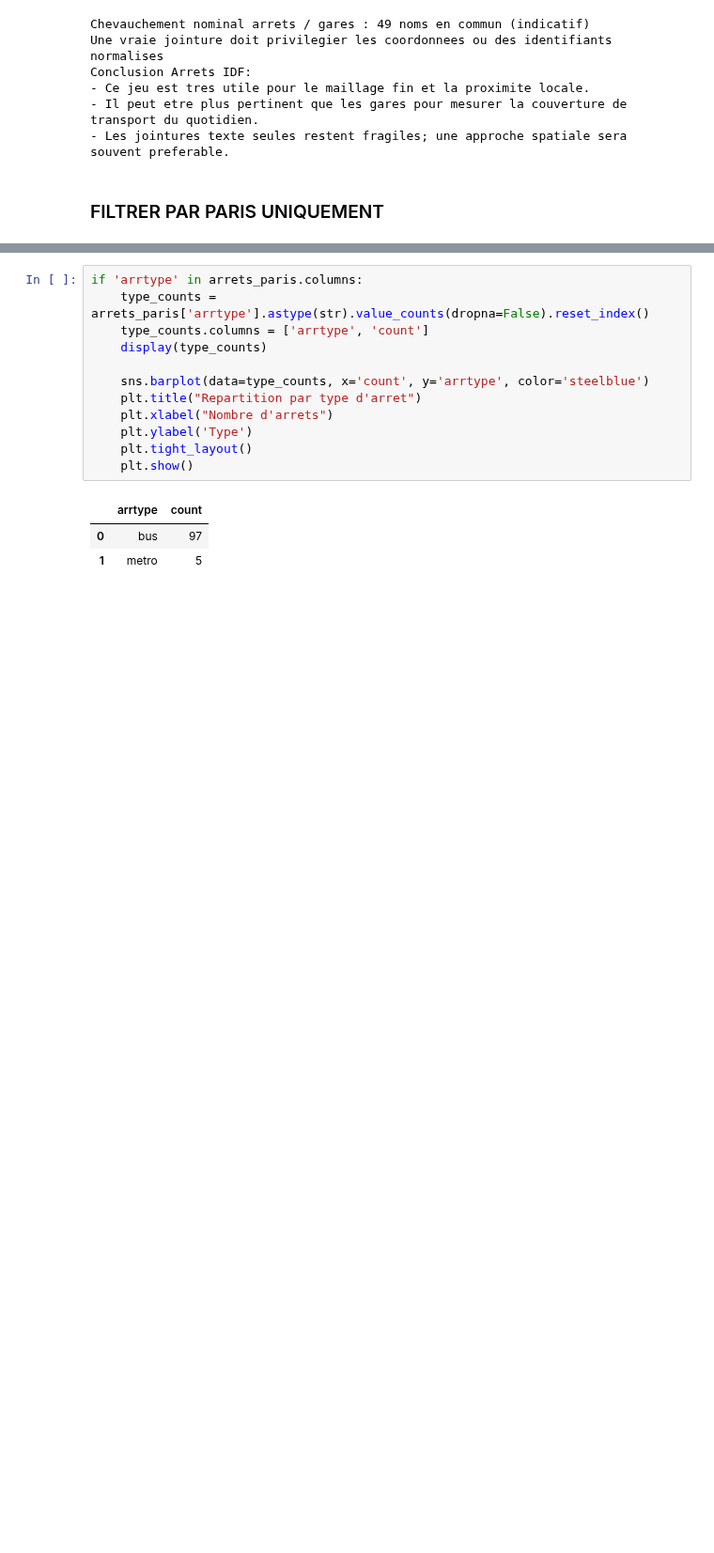
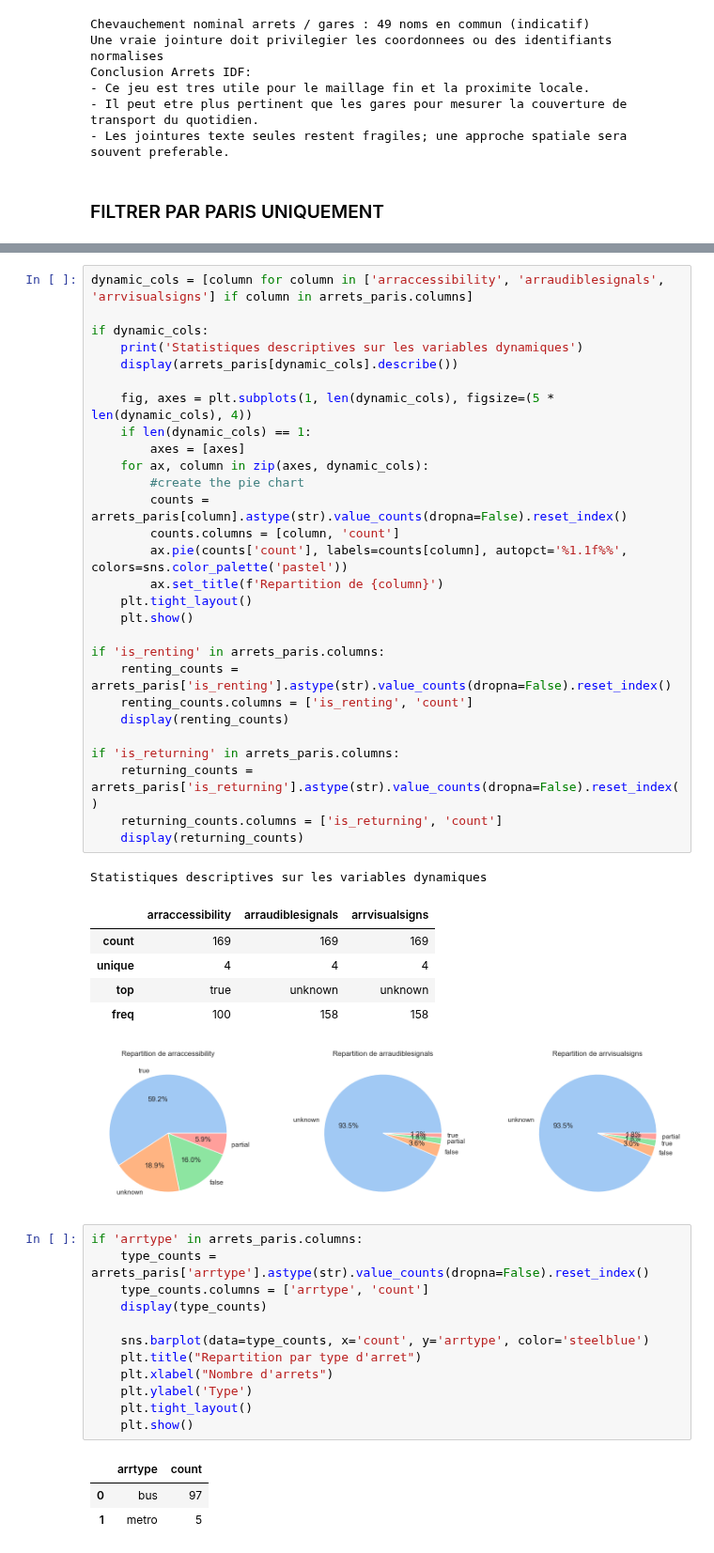
Before and after one commit to Simone-Me/lebonplan, a Jupyter notebook: eda_transport.ipynb, the cells around one changed output, grey strips where cells are left out. Shown at 94% size. Drawn from its saved outputs; the diff is of its cells as text; blank space fills up the shorter version.

```diff
--- a/eda_transport.ipynb
+++ b/eda_transport.ipynb
@@ -1071,3 +1167,39 @@ Filtrage Paris applique: 102 lignes conservees
+# %%
+dynamic_cols = [column for column in ['arraccessibility', 'arraudiblesignals', 'arrvisualsigns'] if column in arrets_paris.columns]
+
+if dynamic_cols:
+    print('Statistiques descriptives sur les variables dynamiques')
+    display(arrets_paris[dynamic_cols].describe())
+
+    fig, axes = plt.subplots(1, len(dynamic_cols), figsize=(5 * len(dynamic_cols), 4))
+    if len(dynamic_cols) == 1:
+        axes = [axes]
+    for ax, column in zip(axes, dynamic_cols):
+        #create the pie chart
+        counts = arrets_paris[column].astype(str).value_counts(dropna=False).reset_index()
+        counts.columns = [column, 'count']
+        ax.pie(counts['count'], labels=counts[column], autopct='%1.1f%%', colors=sns.color_palette('pastel'))
+        ax.set_title(f'Repartition de {column}')
+    plt.tight_layout()
+    plt.show()
+
+if 'is_renting' in arrets_paris.columns:
+    renting_counts = arrets_paris['is_renting'].astype(str).value_counts(dropna=False).reset_index()
+    renting_counts.columns = ['is_renting', 'count']
+    display(renting_counts)
+
+if 'is_returning' in arrets_paris.columns:
+    returning_counts = arrets_paris['is_returning'].astype(str).value_counts(dropna=False).reset_index()
+    returning_counts.columns = ['is_returning', 'count']
+    display(returning_counts)
+# %% [output]
+Statistiques descriptives sur les variables dynamiques
+|  | arraccessibility | arraudiblesignals | arrvisualsigns |
+| count | 169 | 169 | 169 |
+| unique | 4 | 4 | 4 |
+| top | true | unknown | unknown |
+| freq | 100 | 158 | 158 |
+[figure, added]
 # %%
 if 'arrtype' in arrets_paris.columns:
     type_counts = arrets_paris['arrtype'].astype(str).value_counts(dropna=False).reset_index()
```
Also changed, not shown: parts of 12 cells of this notebook, 20 other files.
